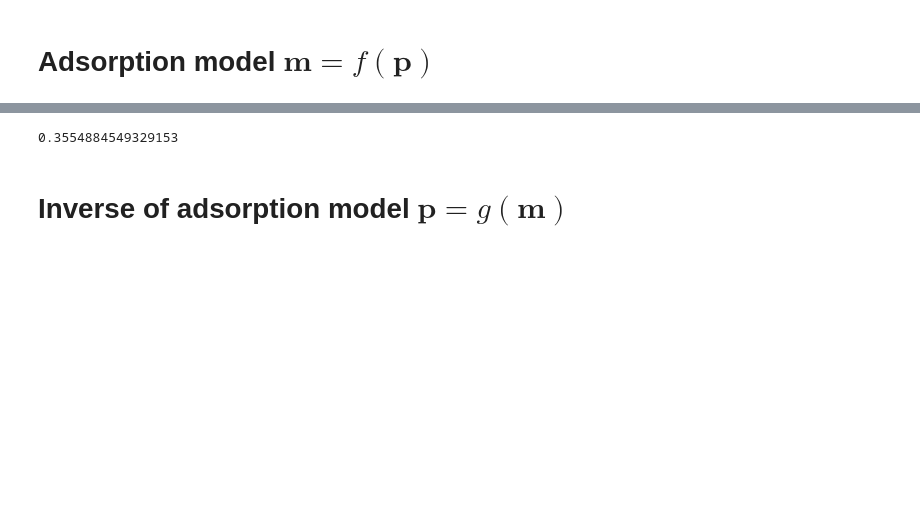
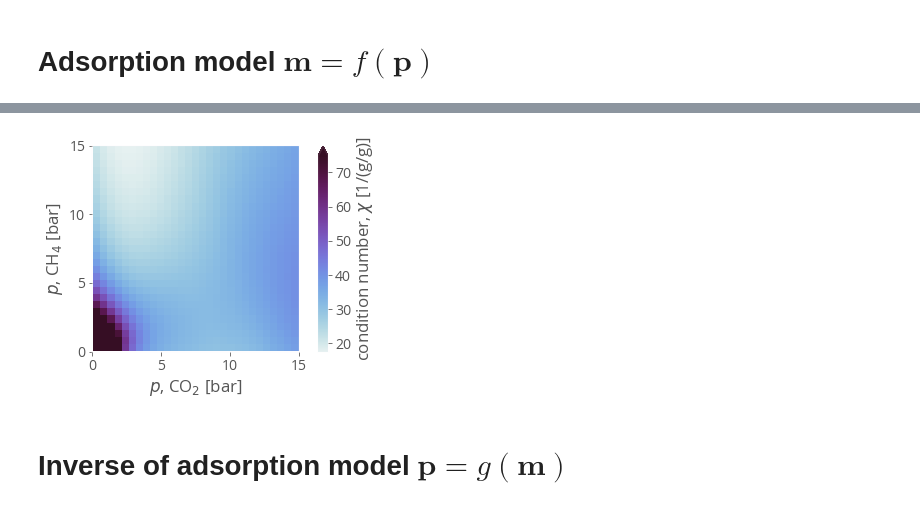
Before and after one commit to SimonEnsemble/nonlinear_sensing, a Jupyter notebook: viz mapping.ipynb, the cells around one changed output, grey strips where cells are left out. Cells and saved outputs as stored; diff of their text form; code cells hidden in the pictures; blank space fills up the shorter version.

```diff
--- a/viz mapping.ipynb
+++ b/viz mapping.ipynb
@@ -169,14 +180,10 @@ def f_i(p, mof):
     # if reached this far, need IAST
     # first, a reasonable guess for adsorbed_mole_fraction_guess
     #  based on pure-component loadings
-    adsorbed_mole_fraction_guess = np.zeros(2)
-    for g, gas in enumerate(gases):
-        adsorbed_mole_fraction_guess[g] = ads_model[mof][gas].loading(p[g])
-    adsorbed_mole_fraction_guess = adsorbed_mole_fraction_guess / np.sum(adsorbed_mole_fraction_guess)
     # component loadings in mof i.
     #  note that these are in mmol. so we need to use molecular weight to convert to g.
     m_i = pyiast.iast(p, [ads_model[mof][gas] for gas in gases],
-                    verboseflag=False, adsorbed_mole_fraction_guess=adsorbed_mole_fraction_guess,
+                    verboseflag=False,
                     warningoff=True)
     for g, gas in enumerate(gases):
         # convert to g/g
@@ -213,7 +220,30 @@ array([0.35548845, 0.23237337])
-# %%
-np.sum(f_i(p, mofs[0]))
-# %% [output]
-0.3554884549329153
+# %%
+# import numdifftools as nd
+import numdifftools.nd_scipy as nd
+p_max = 15.0
+J_f = nd.Jacobian(f, method="forward") # a function!
+
+def condition_no(p):
+    j = J_f(p) # Jacobian of f(p) at p
+    return 1 / np.min(np.linalg.svd(j)[1]) / np.linalg.norm(p) # operator norm of inverse of j = J_g(m)
+
+ps = np.linspace(0.1, p_max, 30)
+z = [[condition_no(np.array([p_x, p_y])) for p_x in ps] for p_y in ps]
+
+fig, ax = plt.subplots()
+plt.pcolor(ps, ps, z, cmap=cmocean.cm.dense, vmax=75.0)
+plt.xlabel("$p$, " + gas_to_label[gases[0]] + " [bar]")
+plt.ylabel("$p$, " + gas_to_label[gases[1]] + " [bar]")
+plt.colorbar(label="condition number, $\chi$ [1/(g/g)]", extend="max")
+plt.xlim(xmin=-0.01)
+plt.ylim(ymin=-0.01)
+plt.xticks([0, 5, 10, 15])
+plt.yticks([0, 5, 10, 15])
+ax.set_aspect('equal', 'box')
+plt.tight_layout()
+plt.savefig("conditioning.pdf", format="pdf")
+# %% [output]
+[figure, added]
 # %% [markdown]
 # Inverse of adsorption model $\mathbf{p}=g(\mathbf{m})$
 # %% [markdown]
```
Also changed, not shown: parts of 15 cells of this notebook, 5 other files.
